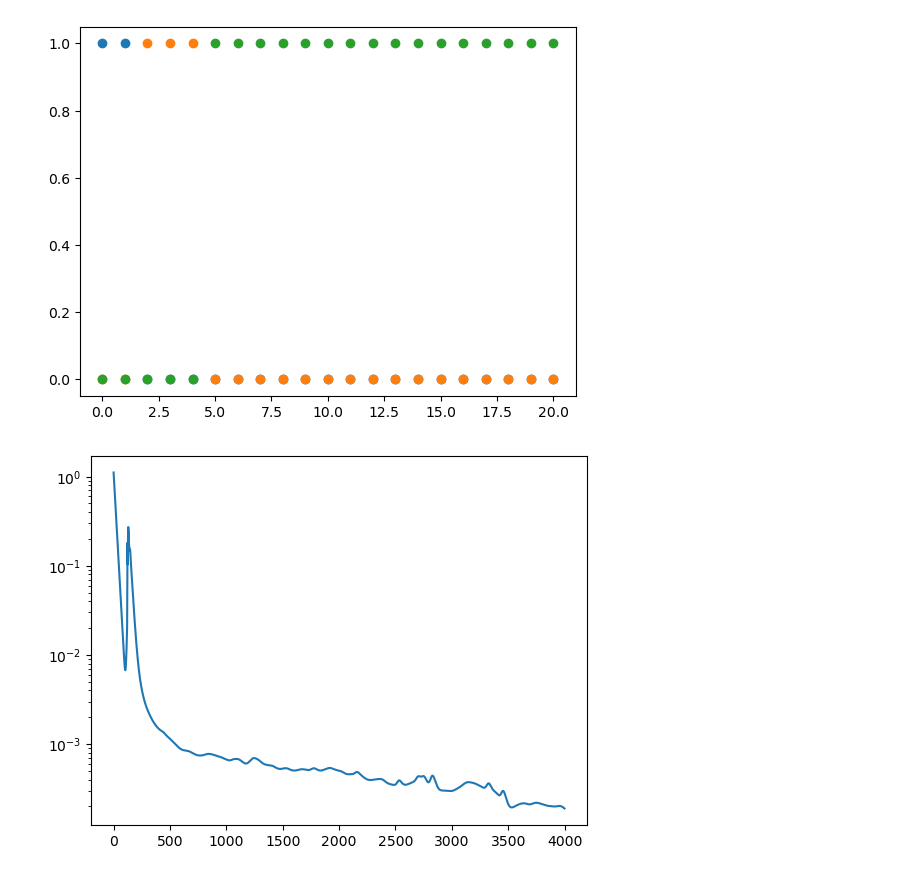
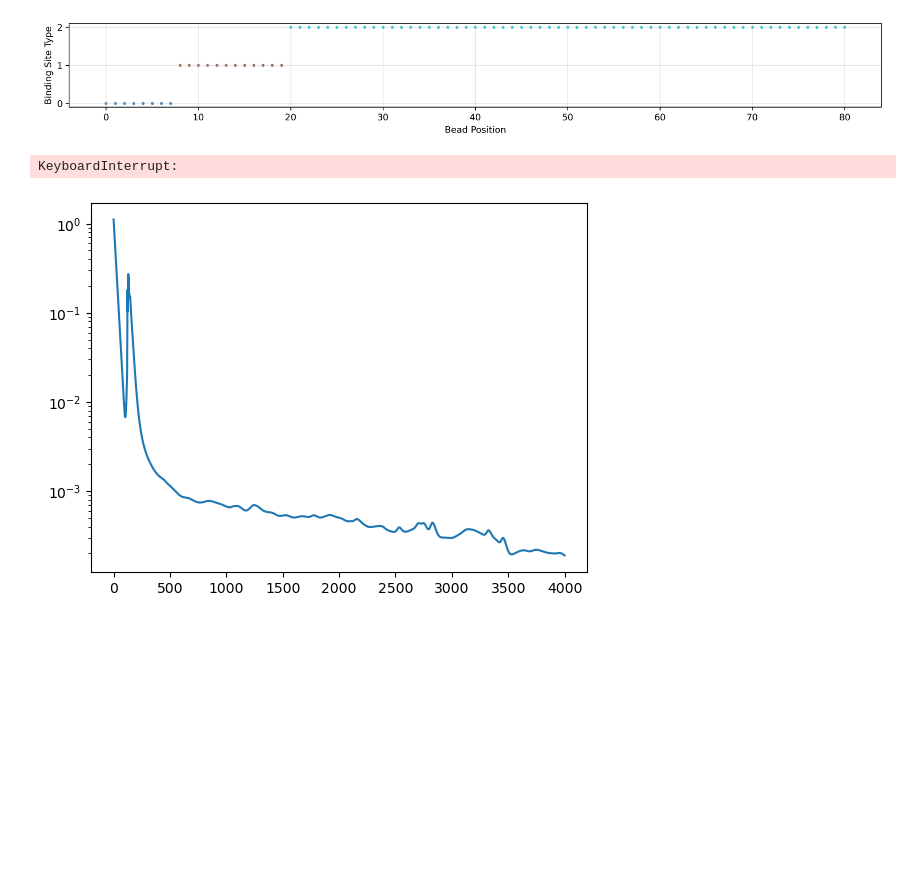
Before and after one commit to yuchenyan0107/SCFT_DNA, a Jupyter notebook: SCFT_DNA/ABC_triblock/3D_SCFT_ABC.ipynb, the cells around one changed output. Drawn from its saved outputs; the diff is of its cells as text; code cells hidden in the pictures; blank space fills up the shorter version.

```diff
--- a/SCFT_DNA/3D_SCFT_ABC.ipynb
+++ b/SCFT_DNA/ABC_triblock/3D_SCFT_ABC.ipynb
@@ -8,19 +9,19 @@ Using cupy
 # %%
-ns = 20
+ns = 80
 
 fa = 0.1
 fb = 0.15
 fc = 0.75
 
 chain_interaction = np.zeros((3, ns+1))
 chain_interaction[0, 0:int((ns+1)*fa)] += 1 # type A
 chain_interaction[1, int((ns+1)*fa):int((ns+1)*fa+(ns+1)*fb)] += 1 # type B
 chain_interaction[2, int((ns+1)*fa+(ns+1)*fb):] += 1 #type C
 
-for i in range(3):
-    plt.scatter(np.arange(ns+1), chain_interaction[i, :])
+bead_sequence = onehot_to_color_labels(chain_interaction)
+visualize_config(bead_sequence, chain_interaction.shape[0])
 # %% [output]
-[figure, old version]
+[figure, new version]
 # %%
 chi_bs = 30
 chi_cs = 30
@@ -63,2 +64,6 @@ wsr, qsr_initial, qsr_d_initial, diff = initialization(polymer)
 # %%
-wsr, phi, phi_blocks, qsr, qsr_d, diff = scft_loop_return_qsr(polymer, wsr, qsr_initial, qsr_d_initial, diff)
+mixing_rate=0.05
+polymer.iterations = 500
+wsr, phi, phi_blocks, qsr, qsr_d, diff, free_energy_list = scft_loop(polymer, wsr, qsr_initial, qsr_d_initial, diff, free_energy_list, polymer_loop=False)
+# %% [output]
+KeyboardInterrupt:
```
Also changed, not shown: parts of 4 cells of this notebook, 54 other files.
